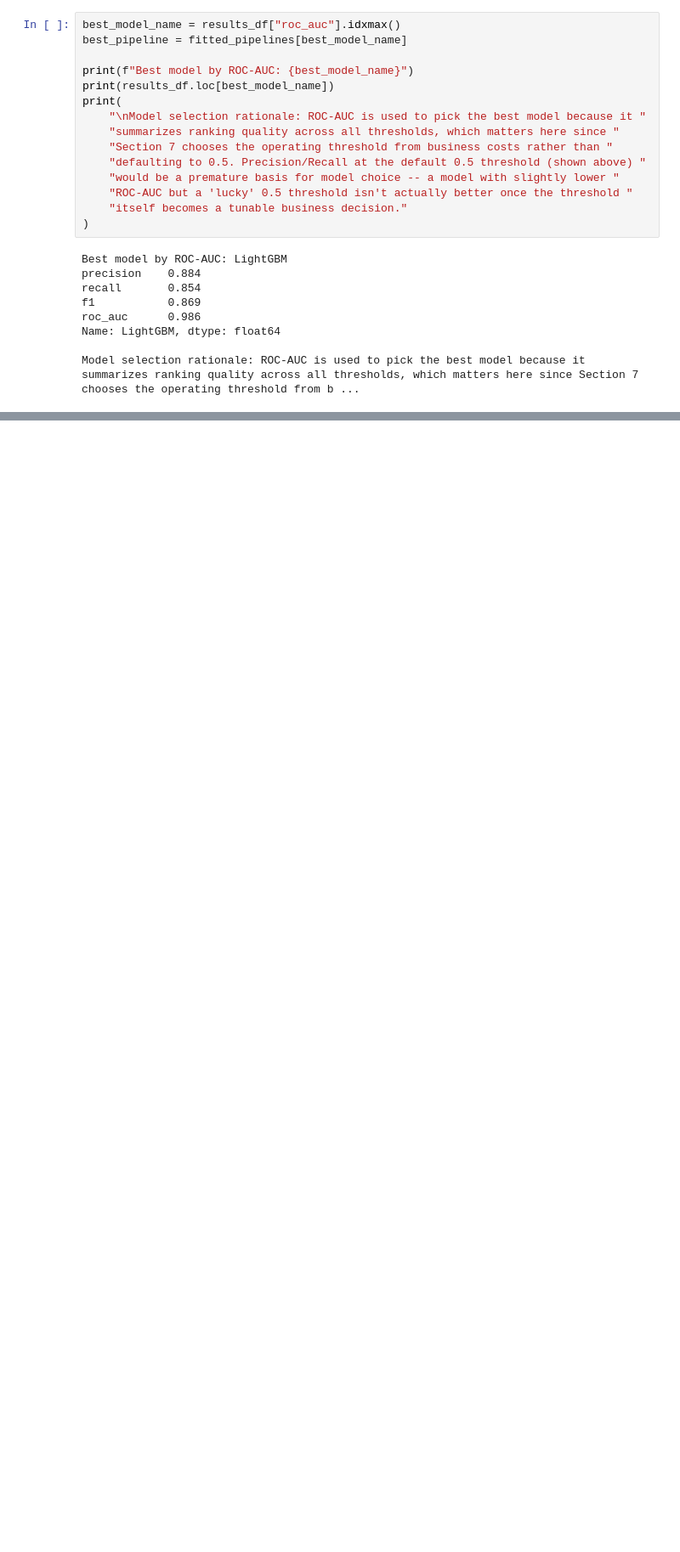
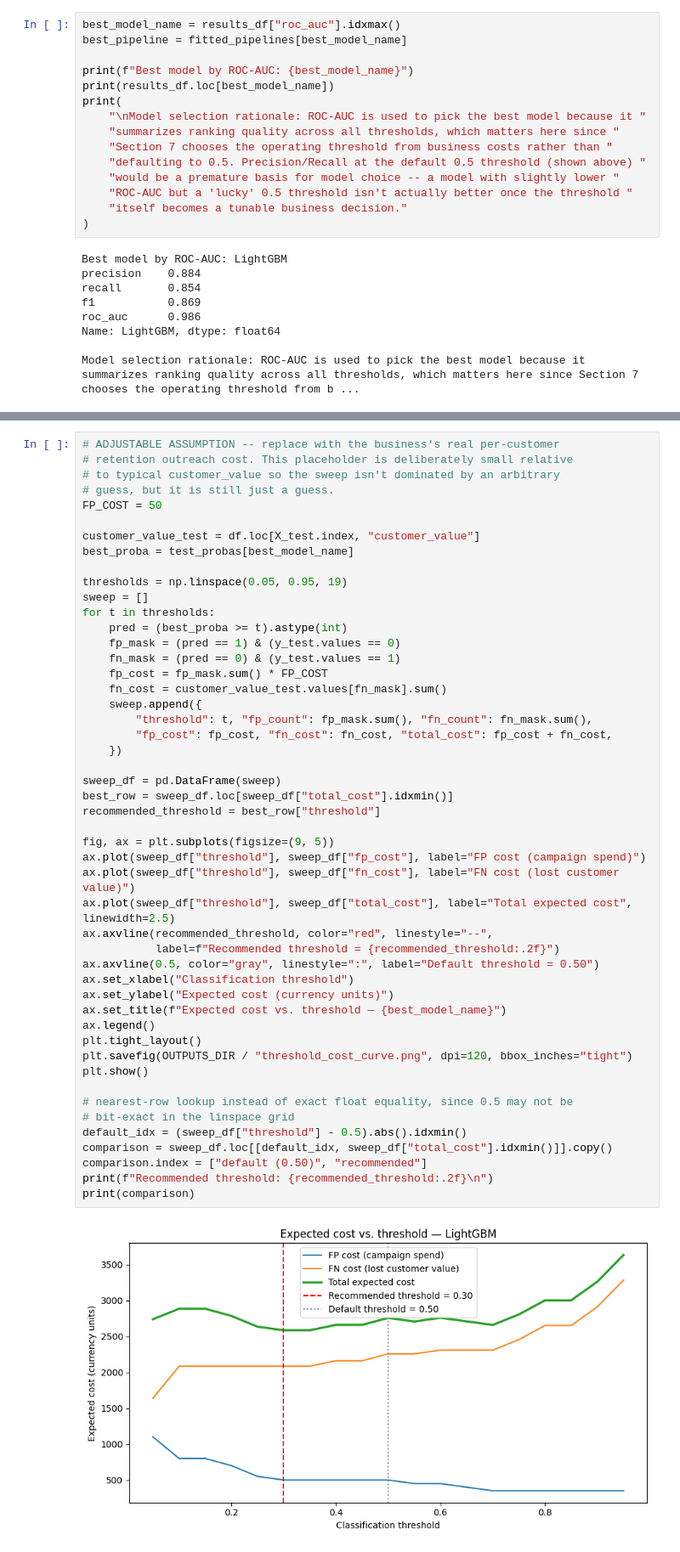
Before and after one commit to umunnaprecious2-prog/Customer-Churn-Prediction, a Jupyter notebook: Customer_Churn_Analysis.ipynb, the cells around one changed output, grey strips where cells are left out. Shown at 85% size. Drawn from its saved outputs; the diff is of its cells as text; blank space fills up the shorter version.

Commit message:
Notebook: cost-based threshold selection (Section 7)
Co-Authored-By: Claude Sonnet 5 <noreply@anthropic.com>

```diff
--- a/Customer_Churn_Analysis.ipynb
+++ b/Customer_Churn_Analysis.ipynb
@@ -411,0 +421,51 @@ Model selection rationale: ROC-AUC is used to pick the best model because it sum
+# %%
+# ADJUSTABLE ASSUMPTION -- replace with the business's real per-customer
+# retention outreach cost. This placeholder is deliberately small relative
+# to typical customer_value so the sweep isn't dominated by an arbitrary
+# guess, but it is still just a guess.
+FP_COST = 50
+
+customer_value_test = df.loc[X_test.index, "customer_value"]
+best_proba = test_probas[best_model_name]
+
+thresholds = np.linspace(0.05, 0.95, 19)
+sweep = []
+for t in thresholds:
+    pred = (best_proba >= t).astype(int)
+    fp_mask = (pred == 1) & (y_test.values == 0)
+    fn_mask = (pred == 0) & (y_test.values == 1)
+    fp_cost = fp_mask.sum() * FP_COST
+    fn_cost = customer_value_test.values[fn_mask].sum()
+    sweep.append({
+        "threshold": t, "fp_count": fp_mask.sum(), "fn_count": fn_mask.sum(),
+        "fp_cost": fp_cost, "fn_cost": fn_cost, "total_cost": fp_cost + fn_cost,
+    })
+
+sweep_df = pd.DataFrame(sweep)
+best_row = sweep_df.loc[sweep_df["total_cost"].idxmin()]
+recommended_threshold = best_row["threshold"]
+
+fig, ax = plt.subplots(figsize=(9, 5))
+ax.plot(sweep_df["threshold"], sweep_df["fp_cost"], label="FP cost (campaign spend)")
+ax.plot(sweep_df["threshold"], sweep_df["fn_cost"], label="FN cost (lost customer value)")
+ax.plot(sweep_df["threshold"], sweep_df["total_cost"], label="Total expected cost", linewidth=2.5)
+ax.axvline(recommended_threshold, color="red", linestyle="--",
+           label=f"Recommended threshold = {recommended_threshold:.2f}")
+ax.axvline(0.5, color="gray", linestyle=":", label="Default threshold = 0.50")
+ax.set_xlabel("Classification threshold")
+ax.set_ylabel("Expected cost (currency units)")
+ax.set_title(f"Expected cost vs. threshold — {best_model_name}")
+ax.legend()
+plt.tight_layout()
+plt.savefig(OUTPUTS_DIR / "threshold_cost_curve.png", dpi=120, bbox_inches="tight")
+plt.show()
+
+# nearest-row lookup instead of exact float equality, since 0.5 may not be
+# bit-exact in the linspace grid
+default_idx = (sweep_df["threshold"] - 0.5).abs().idxmin()
+comparison = sweep_df.loc[[default_idx, sweep_df["total_cost"].idxmin()]].copy()
+comparison.index = ["default (0.50)", "recommended"]
+print(f"Recommended threshold: {recommended_threshold:.2f}\n")
+print(comparison)
+# %% [output]
+[figure, added]
```
Also changed, not shown: parts of 2 cells of this notebook, 1 other file.
